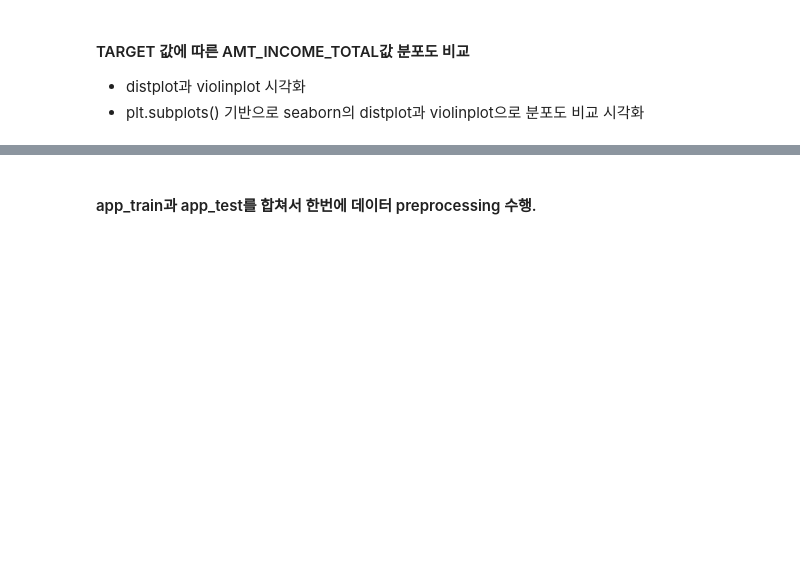
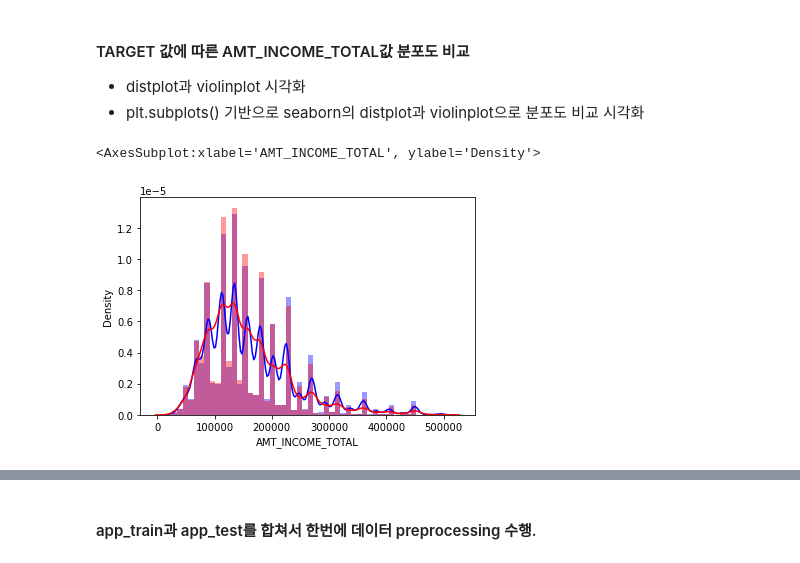
Before and after one commit to smallbee3/kaggle-advanced-ml, a Jupyter notebook: app_baseline_01_exercise.ipynb, the cells around one changed output, grey strips where cells are left out. Saved outputs shown, nothing was run; the diff lists cells and outputs as text; code cells hidden in the pictures; blank space fills up the shorter version.

```diff
--- a/app_baseline_01_exercise.ipynb
+++ b/app_baseline_01_exercise.ipynb
@@ -46,3 +103,17 @@ sns.distplot(app_train[app_train['AMT_CREDIT'] < 1000000]['AMT_CREDIT'])
 #### TARGET 값에 따른 AMT_INCOME_TOTAL값 분포도 비교
 * distplot과 violinplot 시각화
 * plt.subplots() 기반으로 seaborn의 distplot과 violinplot으로 분포도 비교 시각화
+# %%
+# TARGET값에 따른 Filtering 조건 각각 설정.
+cond1 = (app_train['TARGET'] == 1)
+cond0 = (app_train['TARGET'] == 0)
+
+# AMT_INCOME_TOTAL은 매우 큰 값이 있는데, 이는 제외.
+cond_amt = (app_train['AMT_INCOME_TOTAL'] < 500000)
+
+# distplot으로 TARGET=1이면 빨간색으로, 0이면 푸른색으로 Histogram 표현
+sns.distplot(app_train[cond0 & cond_amt]['AMT_INCOME_TOTAL'], label='0', color='blue')
+sns.distplot(app_train[cond1 & cond_amt]['AMT_INCOME_TOTAL'], label='1', color='red')
+# %% [output]
+<AxesSubplot:xlabel='AMT_INCOME_TOTAL', ylabel='Density'>
+[figure, added]
```
Also changed, not shown: parts of 54 cells of this notebook.
